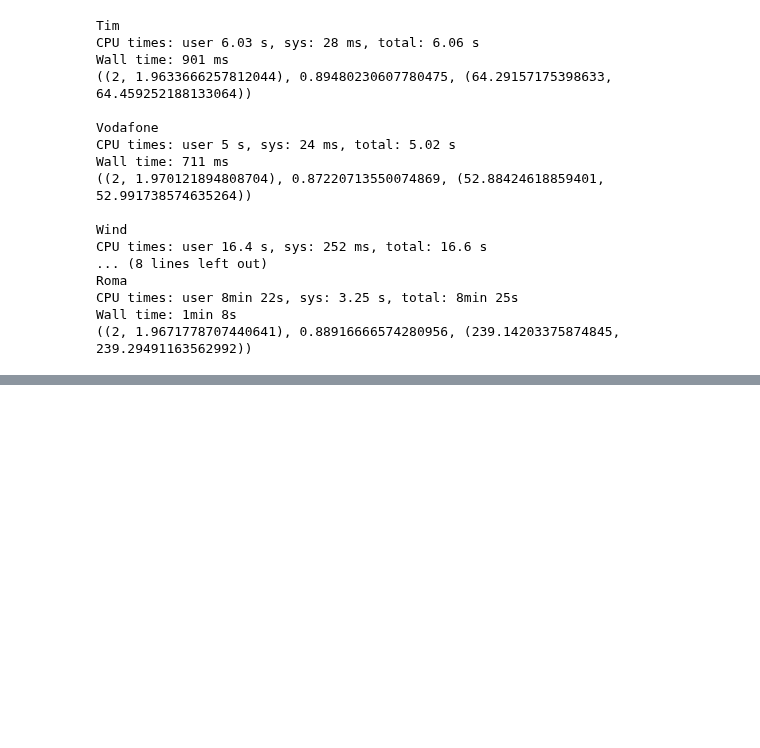
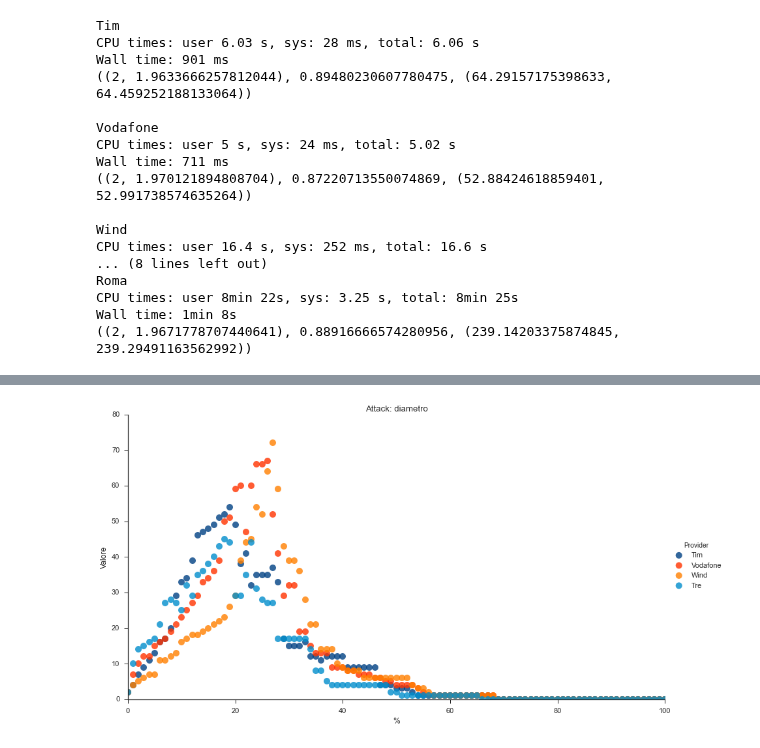
Before and after one commit to FedericoMuciaccia/SistemiComplessi, a Jupyter notebook: src/Iuri/Attacco con graph tool NON APRITE QUESTO NOTEBOOK.ipynb, the cells around one changed output, grey strips where cells are left out. Drawn from its saved outputs; the diff is of its cells as text; code cells hidden in the pictures; blank space fills up the shorter version.

```diff
--- a/src/Iuri/Attacco con graph tool NON APRITE QUESTO NOTEBOOK.ipynb
+++ b/src/Iuri/Attacco con graph tool NON APRITE QUESTO NOTEBOOK.ipynb
@@ -1 +5,14 @@
+# %%
+from graph_tool.all import *
+import networkx
+import matplotlib
+from matplotlib import pyplot
+import numpy
+import pandas
+import math
+#import seaborn
+
+
+gestore = ["Tim", "Vodafone", "Wind", "Tre", "Roma"]
+colori = ['#004184','#ff3300','#ff8000','#018ECC', '#4d4d4d']
 # %%
@@ -162,0 +327,82 @@ datiFinal.head()
+# %%
+#Attack
+import seaborn
+%matplotlib inline
+datiFinal = pandas.read_csv('/home/protoss/Documenti/SistemiComplessi/data/Iuri/GtoolAttackDataForSeaborn.csv')
+
+seaborn.set_context("notebook", font_scale=1.1)
+seaborn.set_style("ticks")
+
+#diametro
+seaborn.lmplot('percent', 'diameter', data=datiFinal, fit_reg=False,
+           size = 7, aspect = 1.7778,
+           hue='Provider', palette = colori,
+           scatter_kws={"marker": "D", "s": 100})
+pyplot.title('Attack: diametro')
+pyplot.xlabel("%")
+pyplot.ylabel("Valore")
+pyplot.xlim(0, 100)
+pyplot.ylim(0, 80)
+pyplot.savefig('/home/protoss/Documenti/SistemiComplessi/img/iuri/gToolAttackD_Final', format='eps', dpi=1000)
+
+#giant cluster
+seaborn.lmplot('percent', 'GCsize', data=datiFinal, fit_reg=False,
+           size = 7, aspect = 1.7778,
+           hue='Provider', palette = colori,
+           scatter_kws={"marker": "D", "s": 100})
+pyplot.title('Attack: dimensioni relative del GC')
+pyplot.xlabel("%")
+pyplot.ylabel("Valore")
+pyplot.xlim(0, 100)
+pyplot.ylim(0,1.1)
+pyplot.savefig('/home/protoss/Documenti/SistemiComplessi/img/iuri/gToolAttackGC_Final', format='eps', dpi=1000)
+
+#average length
+seaborn.lmplot('percent', 'average path length', data=datiFinal, fit_reg=False,
+           size = 7, aspect = 1.7778,
+           hue='Provider', palette = colori,
+           scatter_kws={"marker": "D", "s": 100})
+pyplot.title('Attack: average path length')
+pyplot.xlabel("%")
+pyplot.ylabel("Valore")
+pyplot.xlim(0, 100)
+pyplot.ylim(0,14)
+pyplot.savefig('/home/protoss/Documenti/SistemiComplessi/img/iuri/gToolAttackl_Final', format='eps', dpi=1000)
+
+#clustering
+seaborn.lmplot('percent', 'clustering', data=datiFinal, fit_reg=False,
+           size = 7, aspect = 1.7778,
+           hue='Provider', palette = colori,
+           scatter_kws={"marker": "D", "s": 100})
+pyplot.title('Attack: coefficiente clustering')
+pyplot.xlabel("%")
+pyplot.ylabel("Valore")
+pyplot.xlim(0, 100)
+pyplot.ylim(0,1.1)
+pyplot.savefig('/home/protoss/Documenti/SistemiComplessi/img/iuri/gToolAttackC_Final', format='eps', dpi=1000)
+
+#gradomedio
+seaborn.lmplot('percent', 'average degree', data=datiFinal, fit_reg=False,
+           size = 7, aspect = 1.7778,
+           hue='Provider', palette = colori,
+           scatter_kws={"marker": "D", "s": 100})
+pyplot.title('Attack: average degree')
+pyplot.xlabel("%")
+pyplot.ylabel("Valore")
+pyplot.xlim(0, 100)
+pyplot.ylim(0,100)
+pyplot.savefig('/home/protoss/Documenti/SistemiComplessi/img/iuri/gToolAttackk_Final', format='eps', dpi=1000)
+
+#CRITERION
+seaborn.lmplot('percent', 'soglia percolativa', data=datiFinal, fit_reg=False,
+           size = 7, aspect = 1.7778,
+           hue='Provider', palette = colori,
+           scatter_kws={"marker": "D", "s": 100})
+pyplot.title('Attack: criterion')
+pyplot.xlabel("%")
+pyplot.ylabel("Valore")
+pyplot.xlim(0, 100)
+pyplot.ylim(0,10)
+pyplot.savefig('/home/protoss/Documenti/SistemiComplessi/img/iuri/gToolAttackc_Final', format='eps', dpi=1000)
+# %% [output]
+[figure, added]
```
Also changed, not shown: parts of 15 cells of this notebook, 23 other files.
